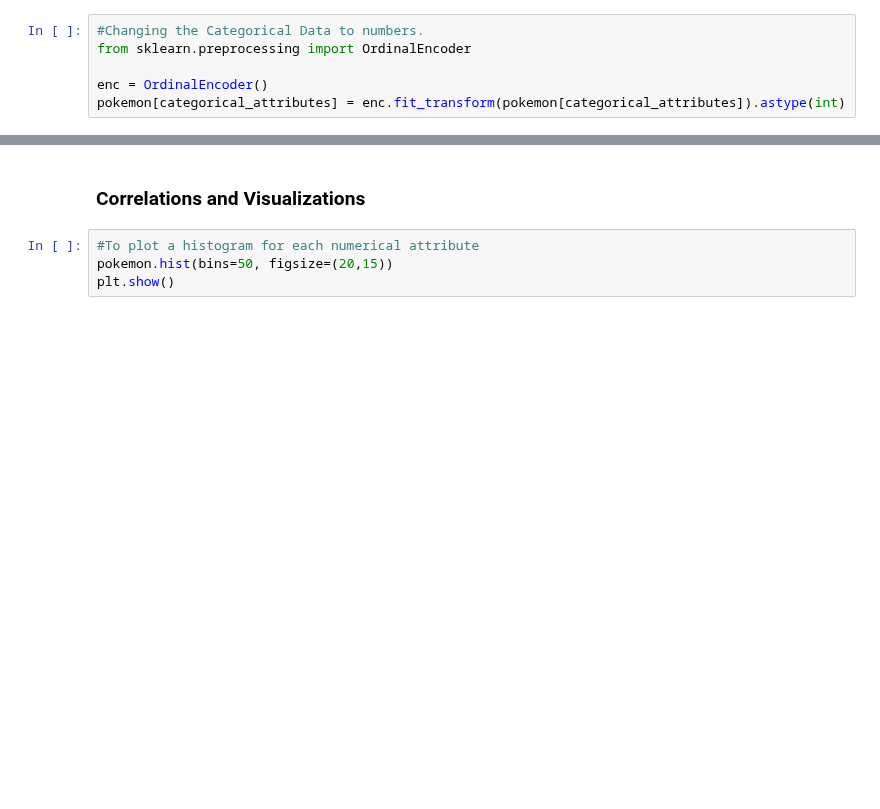
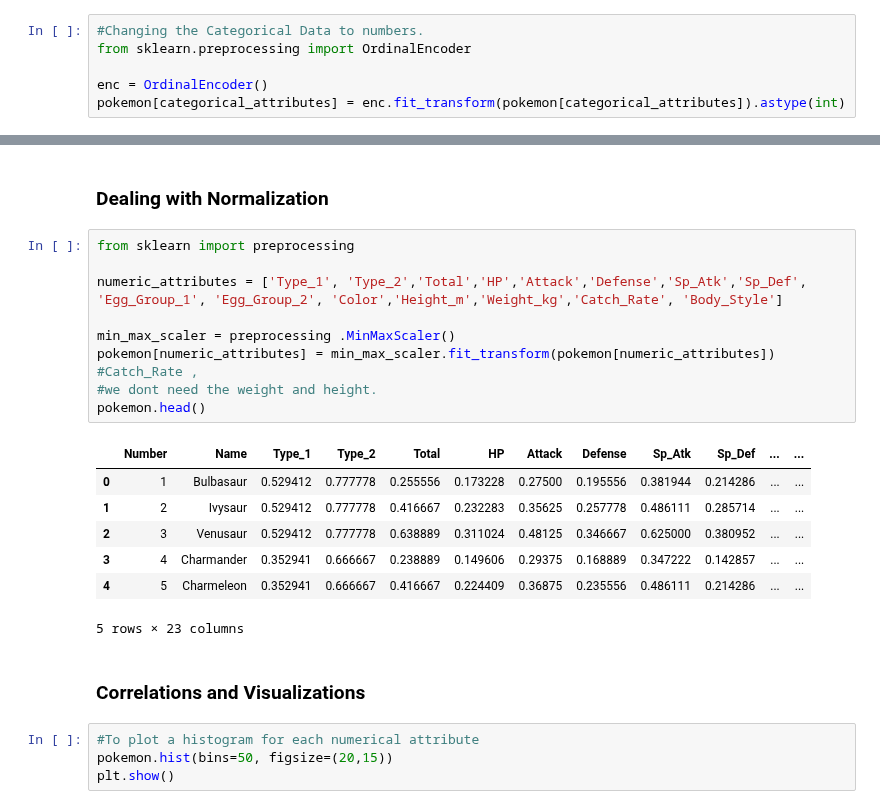
Before and after one commit to AAMAB/F21DL, a Jupyter notebook: Group17 DMML.ipynb, the cells around one changed output, grey strips where cells are left out. Cells and saved outputs as stored; diff of their text form; blank space fills up the shorter version.

Commit message:
added normalization

```diff
--- a/Group17 DMML.ipynb
+++ b/Group17 DMML.ipynb
@@ -248,3 +247,23 @@ pokemon[categorical_attributes].head()
+# %% [markdown]
+### Dealing with Normalization
+# %%
+from sklearn import preprocessing
+
+numeric_attributes = ['Type_1', 'Type_2','Total','HP','Attack','Defense','Sp_Atk','Sp_Def', 'Egg_Group_1', 'Egg_Group_2', 'Color','Height_m','Weight_kg','Catch_Rate', 'Body_Style']
+
+min_max_scaler = preprocessing .MinMaxScaler()
+pokemon[numeric_attributes] = min_max_scaler.fit_transform(pokemon[numeric_attributes])
+#Catch_Rate ,
+#we dont need the weight and height.
+pokemon.head()
+# %% [output]
+|  | Number | Name | Type_1 | Type_2 | Total | HP | Attack | Defense | Sp_Atk | Sp_Def | ... | ... |
+| 0 | 1 | Bulbasaur | 0.529412 | 0.777778 | 0.255556 | 0.173228 | 0.27500 | 0.195556 | 0.381944 | 0.214286 | ... | ... |
+| 1 | 2 | Ivysaur | 0.529412 | 0.777778 | 0.416667 | 0.232283 | 0.35625 | 0.257778 | 0.486111 | 0.285714 | ... | ... |
+| 2 | 3 | Venusaur | 0.529412 | 0.777778 | 0.638889 | 0.311024 | 0.48125 | 0.346667 | 0.625000 | 0.380952 | ... | ... |
+| 3 | 4 | Charmander | 0.352941 | 0.666667 | 0.238889 | 0.149606 | 0.29375 | 0.168889 | 0.347222 | 0.142857 | ... | ... |
+| 4 | 5 | Charmeleon | 0.352941 | 0.666667 | 0.416667 | 0.224409 | 0.36875 | 0.235556 | 0.486111 | 0.214286 | ... | ... |
+5 rows × 23 columns
 # %% [markdown]
 ### Correlations and Visualizations
 # %%
```
Also changed, not shown: parts of 5 cells of this notebook.
